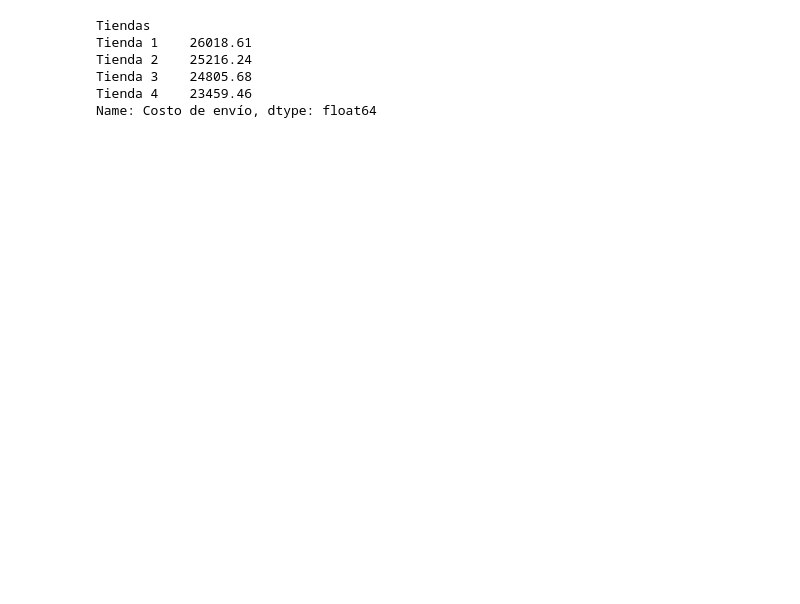
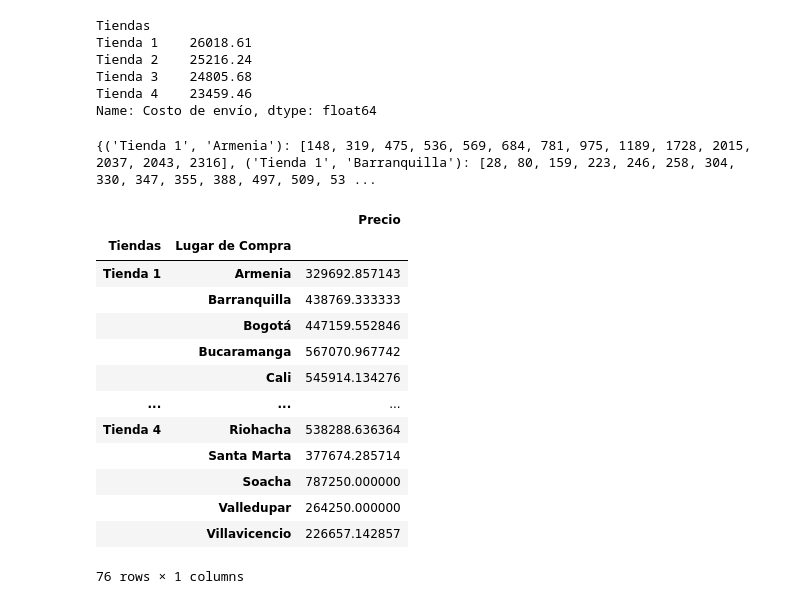
Before and after one commit to LejImkoaj/challenge1-data-science-alura-store-latam, a Jupyter notebook: AluraStoreLatam.ipynb, the cells around one changed output. Cells and saved outputs as stored; diff of their text form; code cells hidden in the pictures; blank space fills up the shorter version.

```diff
--- a/AluraStoreLatam.ipynb
+++ b/AluraStoreLatam.ipynb
@@ -382,3 +382,31 @@ Tienda 2    25216.24
 Tienda 3    24805.68
 Tienda 4    23459.46
 Name: Costo de envío, dtype: float64
+# %%
+promedio_tienda = todas_las_tiendas.groupby(["Tiendas", "Lugar de Compra"])
+promedio_tienda.groups
+# %% [output]
+{('Tienda 1', 'Armenia'): [148, 319, 475, 536, 569, 684, 781, 975, 1189, 1728, 2015, 2037, 2043, 2316], ('Tienda 1', 'Barranquilla'): [28, 80, 159, 223, 246, 258, 304, 330, 347, 355, 388, 497, 509, 53 ...
+# %%
+juntar = promedio_tienda.agg(
+    {
+    "Precio": "mean"
+}
+    )
+
+juntar
+# %% [output]
+|  |  | Precio |
+| Tiendas | Lugar de Compra |  |
+| Tienda 1 | Armenia | 329692.857143 |
+|  | Barranquilla | 438769.333333 |
+|  | Bogotá | 447159.552846 |
+|  | Bucaramanga | 567070.967742 |
+|  | Cali | 545914.134276 |
+| ... | ... | ... |
+| Tienda 4 | Riohacha | 538288.636364 |
+|  | Santa Marta | 377674.285714 |
+|  | Soacha | 787250.000000 |
+|  | Valledupar | 264250.000000 |
+|  | Villavicencio | 226657.142857 |
+76 rows × 1 columns
```
Also changed, not shown: parts of 1 cell of this notebook.
